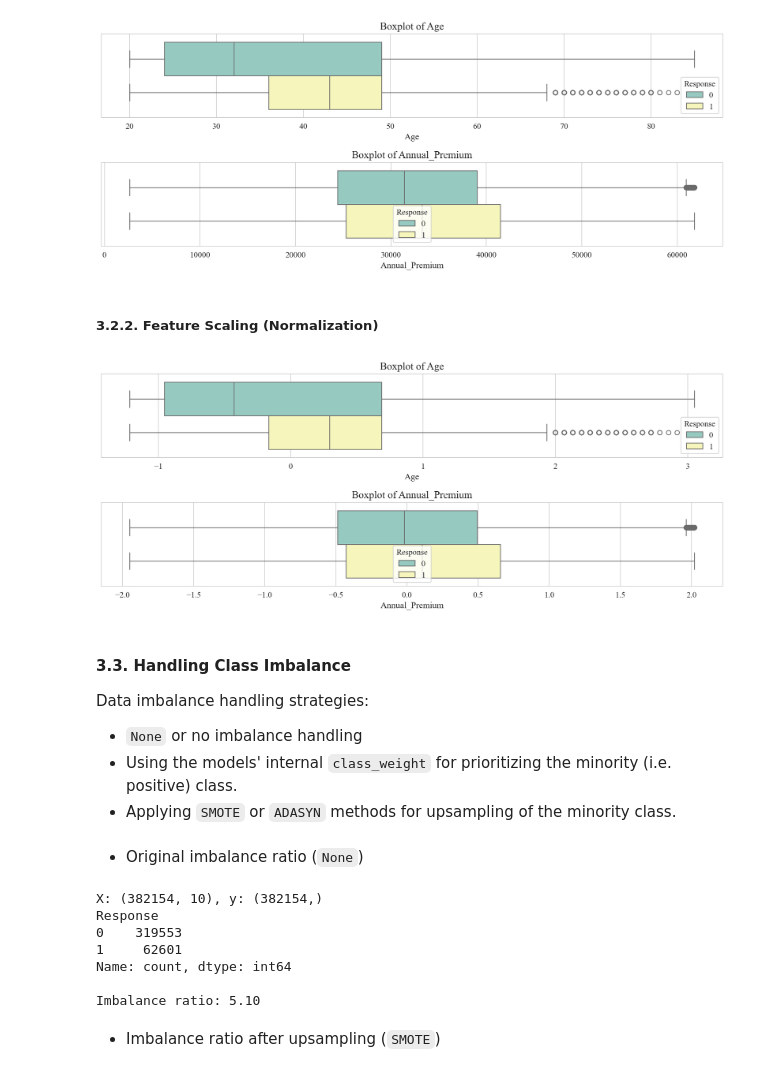
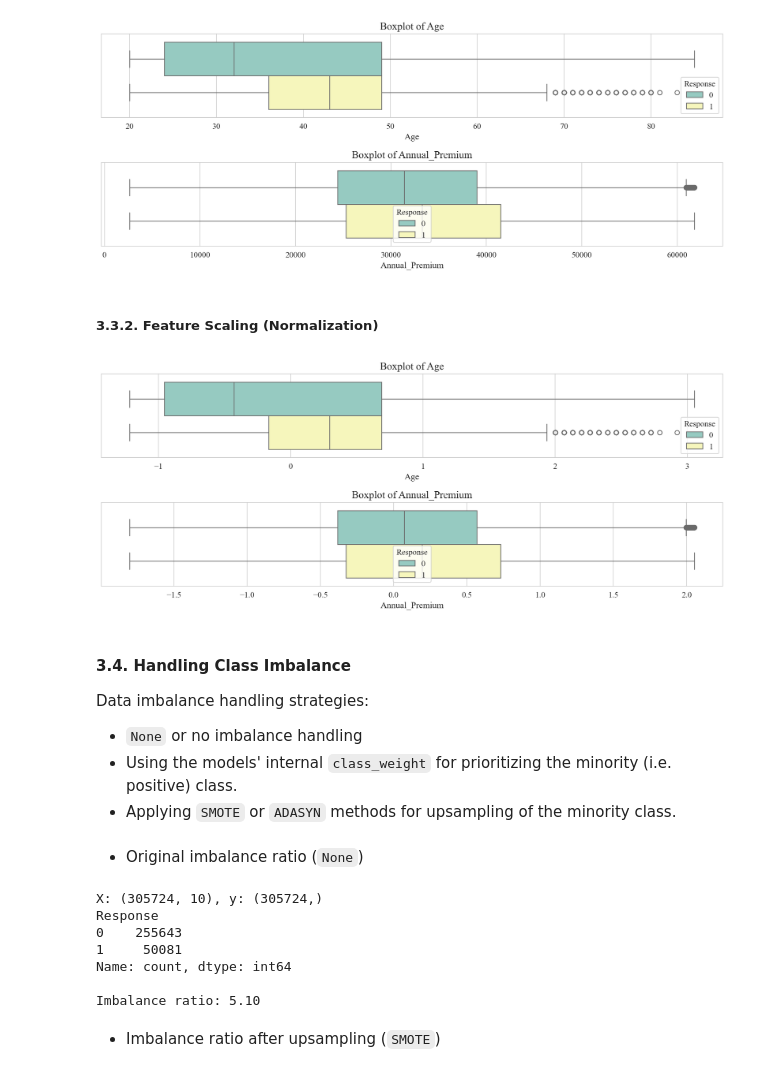
Before and after one commit to saeedabc/insurance-claim-prediction, a Jupyter notebook: data_exploration.ipynb, the cells around one changed output. Saved outputs shown, nothing was run; the diff lists cells and outputs as text; code cells hidden in the pictures.

Commit message:
Update data preprocessing and model hyperparameters; Add/update plots in the notebooks

```diff
--- a/data_exploration.ipynb
+++ b/data_exploration.ipynb
@@ -163,0 +166,9 @@ plt.show()
+# %%
+from data_util import _train_test_split
+
+X = df.drop('Response', axis=1)
+y = df['Response']
+print(f"X: {X.shape}, y: {y.shape}")
+
+Xy_splits = _train_test_split(X, y, test_size=0.1, validation_size=0.1)
+print(" | ".join([f"{split.capitalize()}: {X.shape}, {y.shape}" for split, (X, y) in Xy_splits.items()]))
@@ -173,7 +187,8 @@ Why Handle Outliers?
 # %%
 # Boxplot for detecting outliers in numerical features
 
-def boxplot_numerical(df):
+def boxplot_numerical(X, y):
+    df = pd.concat([X, y], axis=1)
     plt.figure(figsize=(12, 5), dpi=200)
     for i, col in enumerate(['Age', 'Annual_Premium']):
         plt.subplot(2, 1, i+1)
@@ -183,5 +198,5 @@ def boxplot_numerical(df):
     plt.tight_layout()
     plt.show()
 
-boxplot_numerical(df)
+boxplot_numerical(*Xy_splits['train'])
 # %% [output]
@@ -207,23 +222,23 @@ For `cap` or `remove` strategies, we may dentify outliers using either `IQR` (In
 # %%
 from data_util import _handle_outliers
 
-df = _handle_outliers(df, 'Annual_Premium', strategy='cap', boundary_method='IQR')
+Xy_splits = _handle_outliers(Xy_splits, strategy='cap', boundary_method='IQR')
 
-boxplot_numerical(df)
+boxplot_numerical(*Xy_splits['train'])
 # %% [output]
 [figure]
 # %% [markdown]
-##### 3.2.2. Feature Scaling (Normalization)
+##### 3.3.2. Feature Scaling (Normalization)
 # %%
 from data_util import _scale_numericals
 
-df = _scale_numericals(df)
+Xy_splits = _scale_numericals(Xy_splits)
 
-boxplot_numerical(df)
+boxplot_numerical(*Xy_splits['train'])
 # %% [output]
-[figure, old version]
+[figure, new version]
 # %% [markdown]
-#### 3.3. Handling Class Imbalance
+#### 3.4. Handling Class Imbalance
 
 Data imbalance handling strategies:
 - `None` or no imbalance handling
@@ -243,12 +255,12 @@ def imbalance_info(X, y):
     print(counts)
     print(f"\nImbalance ratio: {imbalance_ratio:.2f}")
 
-imbalance_info(X, y)
+imbalance_info(*Xy_splits['train'])
 # %% [output]
-X: (382154, 10), y: (382154,)
+X: (305724, 10), y: (305724,)
 Response
-0    319553
-1     62601
+0    255643
+1     50081
 Name: count, dtype: int64
 
 Imbalance ratio: 5.10
```
Also changed, not shown: parts of 11 cells of this notebook, 4 other files.
